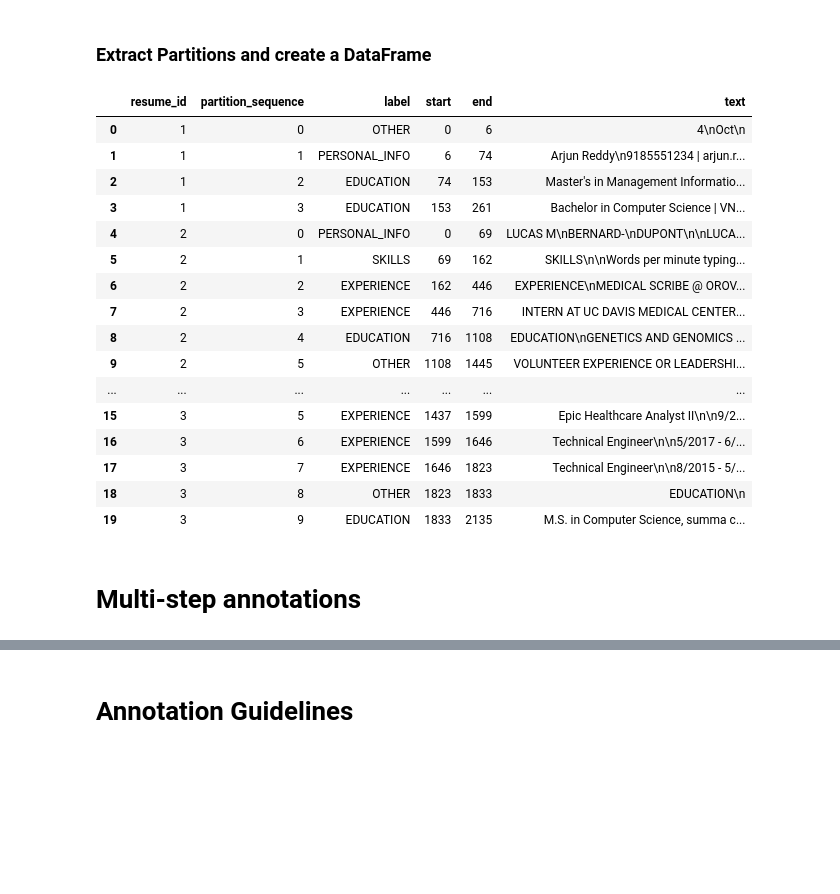
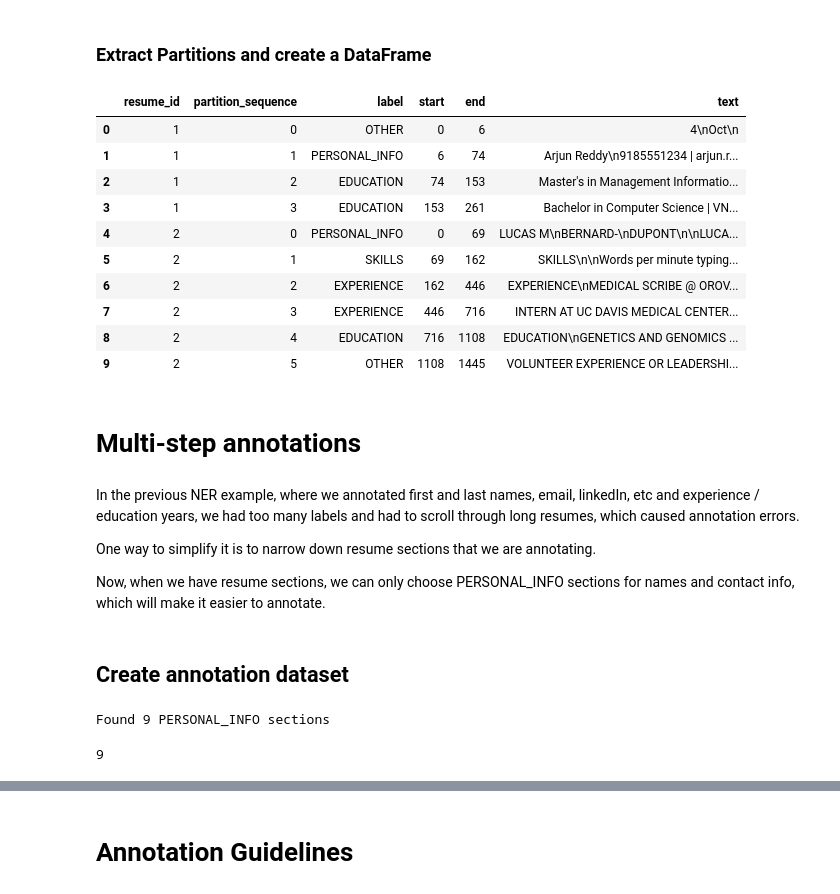
Before and after one commit to nrodnova/prodigy-demo, a Jupyter notebook: Prodigy Demo.ipynb, the cells around one changed output, grey strips where cells are left out. Saved outputs shown, nothing was run; the diff lists cells and outputs as text; code cells hidden in the pictures; blank space fills up the shorter version.

Commit message:
Added multi-step annotation example

```diff
--- a/Prodigy Demo.ipynb
+++ b/Prodigy Demo.ipynb
@@ -722,24 +733,48 @@ for task in dataset :
         new_partition.update(partition)
         partitions.append(new_partition)
 # %%
-DataFrame(partitions).head(20)
+df_sections = DataFrame(partitions)
+df_sections.head(10)
 # %% [output]
 |  | resume_id | partition_sequence | label | start | end | text |
 | 0 | 1 | 0 | OTHER | 0 | 6 | 4\nOct\n |
 | 1 | 1 | 1 | PERSONAL_INFO | 6 | 74 | Arjun Reddy\n9185551234 | arjun.r... |
 | 2 | 1 | 2 | EDUCATION | 74 | 153 | Master's in Management Informatio... |
 | 3 | 1 | 3 | EDUCATION | 153 | 261 | Bachelor in Computer Science | VN... |
 | 4 | 2 | 0 | PERSONAL_INFO | 0 | 69 | LUCAS M\nBERNARD-\nDUPONT\n\nLUCA... |
 | 5 | 2 | 1 | SKILLS | 69 | 162 | SKILLS\n\nWords per minute typing... |
 | 6 | 2 | 2 | EXPERIENCE | 162 | 446 | EXPERIENCE\nMEDICAL SCRIBE @ OROV... |
 | 7 | 2 | 3 | EXPERIENCE | 446 | 716 | INTERN AT UC DAVIS MEDICAL CENTER... |
 | 8 | 2 | 4 | EDUCATION | 716 | 1108 | EDUCATION\nGENETICS AND GENOMICS ... |
 | 9 | 2 | 5 | OTHER | 1108 | 1445 | VOLUNTEER EXPERIENCE OR LEADERSHI... |
-| ... | ... | ... | ... | ... | ... | ... |
-| 15 | 3 | 5 | EXPERIENCE | 1437 | 1599 | Epic Healthcare Analyst II\n\n9/2... |
-| 16 | 3 | 6 | EXPERIENCE | 1599 | 1646 | Technical Engineer\n\n5/2017 - 6/... |
-| 17 | 3 | 7 | EXPERIENCE | 1646 | 1823 | Technical Engineer\n\n8/2015 - 5/... |
-| 18 | 3 | 8 | OTHER | 1823 | 1833 | EDUCATION\n |
-| 19 | 3 | 9 | EDUCATION | 1833 | 2135 | M.S. in Computer Science, summa c... |
 # %% [markdown]
 # Multi-step annotations
+# %% [markdown]
+In the previous NER example, where we annotated first and last names, email, linkedIn, etc and experience / education years, we had too many labels and had to scroll through long resumes, which caused annotation errors.
+
+One way to simplify it is to narrow down resume sections that we are annotating.
+
+Now, when we have resume sections, we can only choose PERSONAL_INFO sections for names and contact info, which will make it easier to annotate.
+# %% [markdown]
+## Create annotation dataset
+# %%
+df_personal_info = df_sections[df_sections.label == 'PERSONAL_INFO'].reset_index(drop = True)
+print(f"Found {len(df_personal_info)} PERSONAL_INFO sections")
+# %% [output]
+Found 9 PERSONAL_INFO sections
+# %%
+tasks = []
+for index, row in df_personal_info.iterrows() :
+    task = {
+        "resume_id" : row.resume_id,
+        "partition_sequence" : row.partition_sequence,
+        "text" : row.text,
+        # Storing these just to avoid joining tables / dataframes
+        "label" : row.label,
+        "start" : row.start,
+        "end" : row.end,
+    }
+    tasks.append(task)
+len(tasks)
+# %% [output]
+9
```
Also changed, not shown: parts of 13 cells of this notebook, 4 other files.
